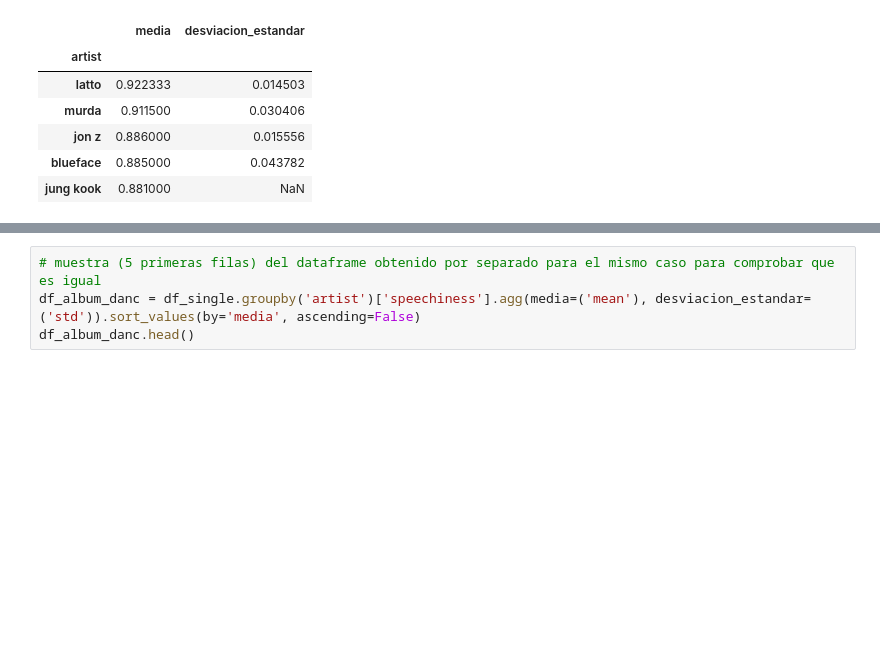
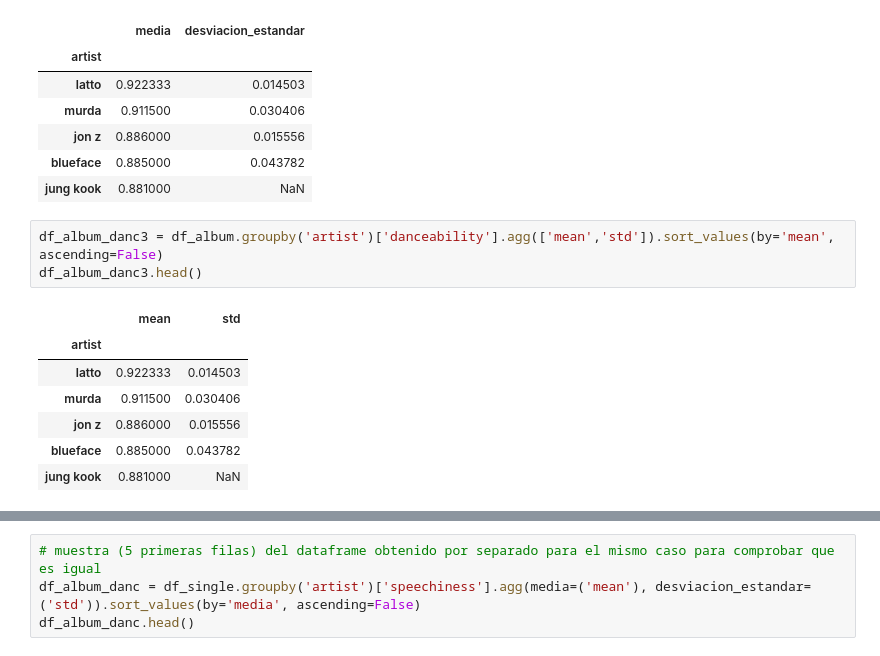
Before and after one commit to MaitaneP/adalab-da-evaluacion-modulo2-sprint1-MaitanePortilla, a Jupyter notebook: notebooks/evaluacion-mod-2-sprint-1-pandas.ipynb, the cells around one changed output, grey strips where cells are left out. Saved outputs shown, nothing was run; the diff lists cells and outputs as text; blank space fills up the shorter version.

```diff
--- a/notebooks/evaluacion-mod-2-sprint-1-pandas.ipynb
+++ b/notebooks/evaluacion-mod-2-sprint-1-pandas.ipynb
@@ -399,5 +399,16 @@ df_album_danc.head()
 | jon z | 0.886000 | 0.015556 |
 | blueface | 0.885000 | 0.043782 |
 | jung kook | 0.881000 | NaN |
+# %%
+df_album_danc3 = df_album.groupby('artist')['danceability'].agg(['mean','std']).sort_values(by='mean', ascending=False)
+df_album_danc3.head()
+# %% [output]
+|  | mean | std |
+| artist |  |  |
+| latto | 0.922333 | 0.014503 |
+| murda | 0.911500 | 0.030406 |
+| jon z | 0.886000 | 0.015556 |
+| blueface | 0.885000 | 0.043782 |
+| jung kook | 0.881000 | NaN |
 # %%
 # muestra (5 primeras filas) del dataframe obtenido con el for loop
```
Also changed, not shown: parts of 11 cells of this notebook, 2 other files.
